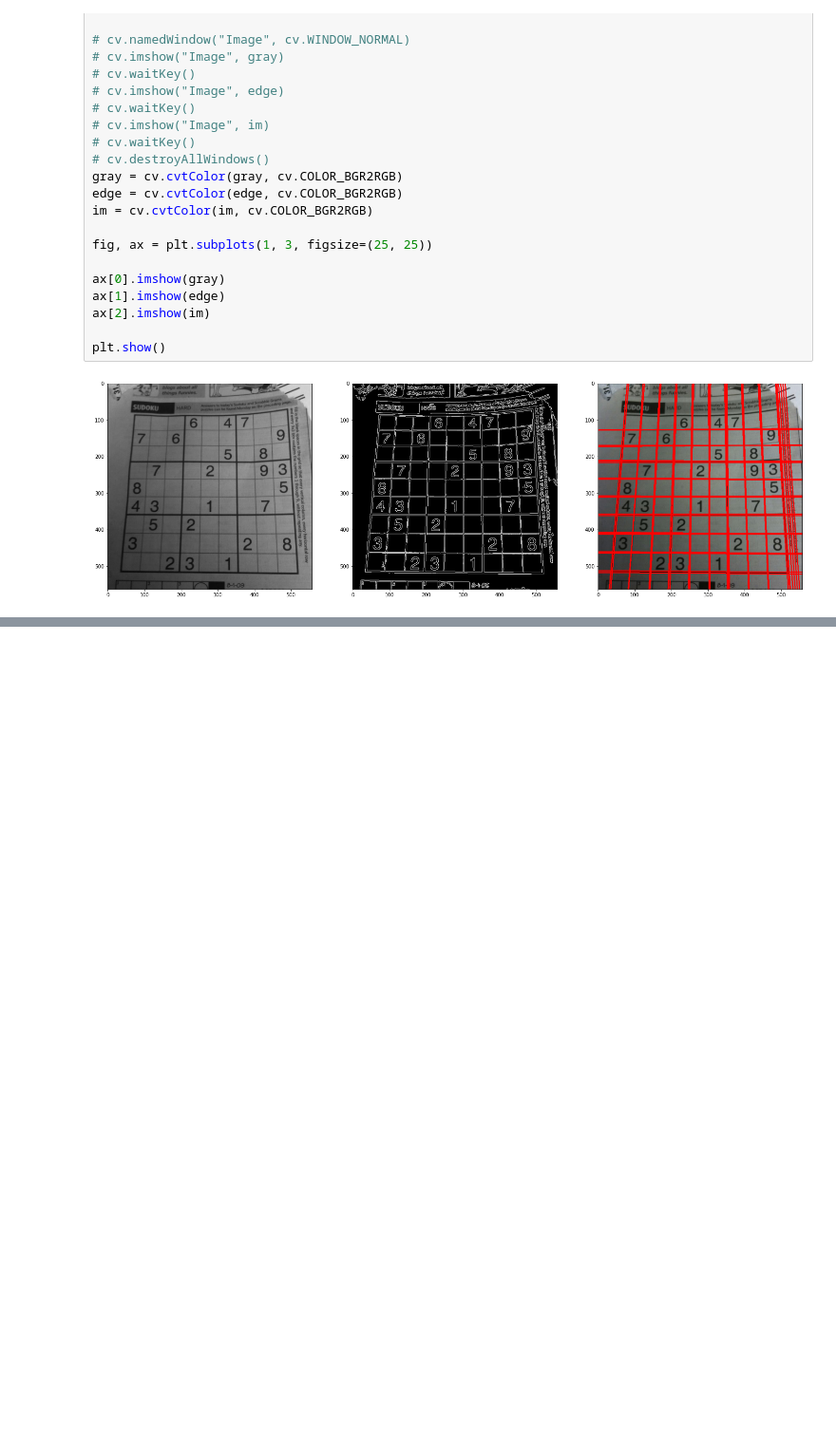
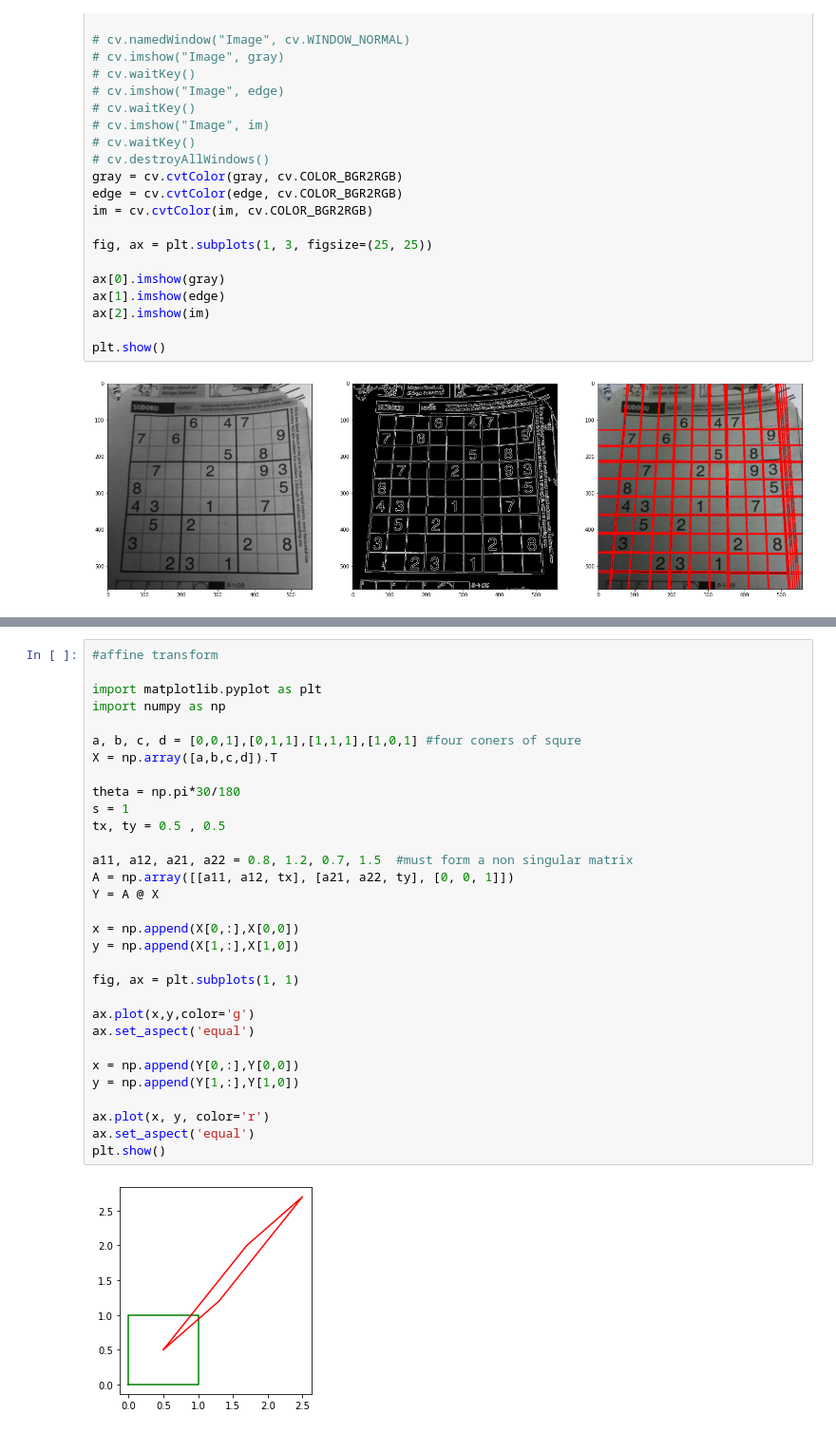
Before and after one commit to Thilanka1999/Computer-Vision-and-Image-Processing, a Jupyter notebook: inclass exercises/ex6/190691B.ipynb, the cells around one changed output, grey strips where cells are left out. Shown at 95% size. Cells and saved outputs as stored; diff of their text form; blank space fills up the shorter version.

```diff
--- a/inclass exercises/ex6/190691B.ipynb
+++ b/inclass exercises/ex6/190691B.ipynb
@@ -126,0 +161,33 @@ plt.show()
+# %%
+#affine transform
+
+import matplotlib.pyplot as plt
+import numpy as np
+
+a, b, c, d = [0,0,1],[0,1,1],[1,1,1],[1,0,1] #four coners of squre
+X = np.array([a,b,c,d]).T
+
+theta = np.pi*30/180
+s = 1
+tx, ty = 0.5 , 0.5
+
+a11, a12, a21, a22 = 0.8, 1.2, 0.7, 1.5  #must form a non singular matrix
+A = np.array([[a11, a12, tx], [a21, a22, ty], [0, 0, 1]])
+Y = A @ X
+
+x = np.append(X[0,:],X[0,0])
+y = np.append(X[1,:],X[1,0])
+
+fig, ax = plt.subplots(1, 1)
+
+ax.plot(x,y,color='g')
+ax.set_aspect('equal')
+
+x = np.append(Y[0,:],Y[0,0])
+y = np.append(Y[1,:],Y[1,0])
+
+ax.plot(x, y, color='r')
+ax.set_aspect('equal')
+plt.show()
+# %% [output]
+[figure, added]
```
Also changed, not shown: parts of 9 cells of this notebook.
